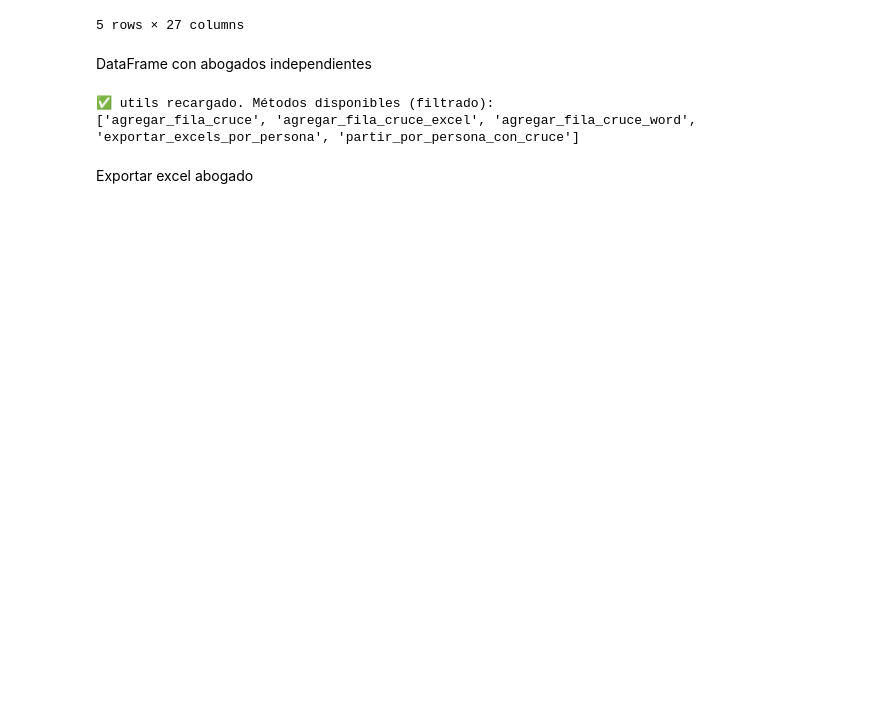
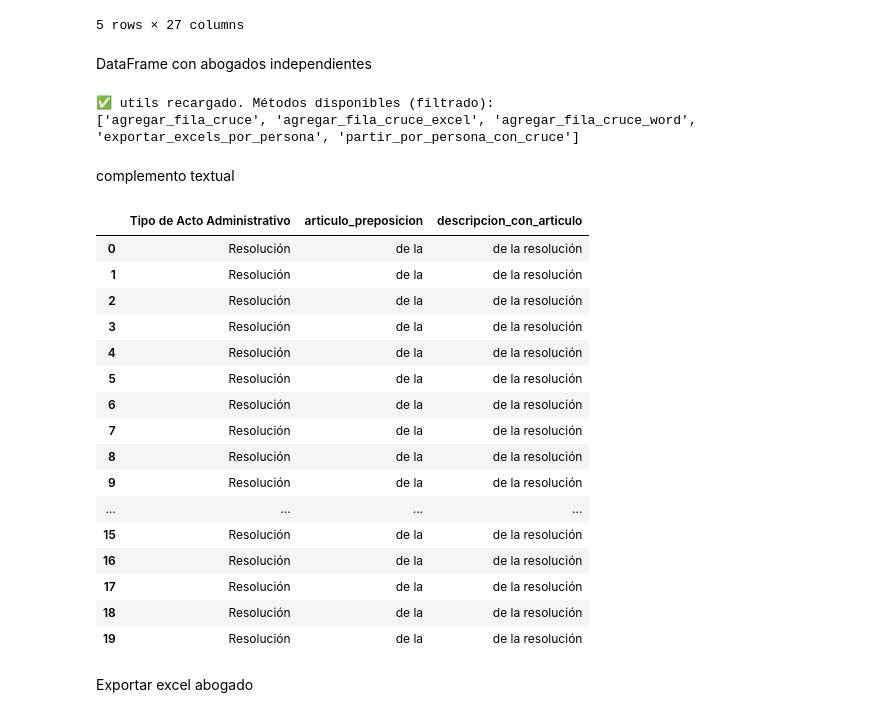
Before and after one commit to juliancho18/oficios_notificaciones, a Jupyter notebook: constructor.ipynb, the cells around one changed output. Cells and saved outputs as stored; diff of their text form; code cells hidden in the pictures; blank space fills up the shorter version.

```diff
--- a/constructor.ipynb
+++ b/constructor.ipynb
@@ -265,6 +265,38 @@ print([m for m in dir(utils) if "persona" in m or "cruce" in m])
 # %% [output]
 ✅ utils recargado. Métodos disponibles (filtrado):
 ['agregar_fila_cruce', 'agregar_fila_cruce_excel', 'agregar_fila_cruce_word', 'exportar_excels_por_persona', 'partir_por_persona_con_cruce']
+# %% [markdown]
+complemento textual
+# %%
+col_origen = "Tipo de Acto Administrativo"
+
+df_filtrado = utils.agregar_columnas_del_de_la(
+    df_filtrado,
+    col_origen=col_origen,
+    col_articulo="articulo_preposicion",
+    col_frase="descripcion_con_articulo",
+    minusculas=True
+)
+
+df_filtrado[[col_origen, "articulo_preposicion", "descripcion_con_articulo"]].head(20)
+# %% [output]
+|  | Tipo de Acto Administrativo | articulo_preposicion | descripcion_con_articulo |
+| 0 | Resolución | de la | de la resolución |
+| 1 | Resolución | de la | de la resolución |
+| 2 | Resolución | de la | de la resolución |
+| 3 | Resolución | de la | de la resolución |
+| 4 | Resolución | de la | de la resolución |
+| 5 | Resolución | de la | de la resolución |
+| 6 | Resolución | de la | de la resolución |
+| 7 | Resolución | de la | de la resolución |
+| 8 | Resolución | de la | de la resolución |
+| 9 | Resolución | de la | de la resolución |
+| ... | ... | ... | ... |
+| 15 | Resolución | de la | de la resolución |
+| 16 | Resolución | de la | de la resolución |
+| 17 | Resolución | de la | de la resolución |
+| 18 | Resolución | de la | de la resolución |
+| 19 | Resolución | de la | de la resolución |
 # %% [markdown]
 Exportar excel abogado
 # %%
```
Also changed, not shown: parts of 25 cells of this notebook, 33 other files.
